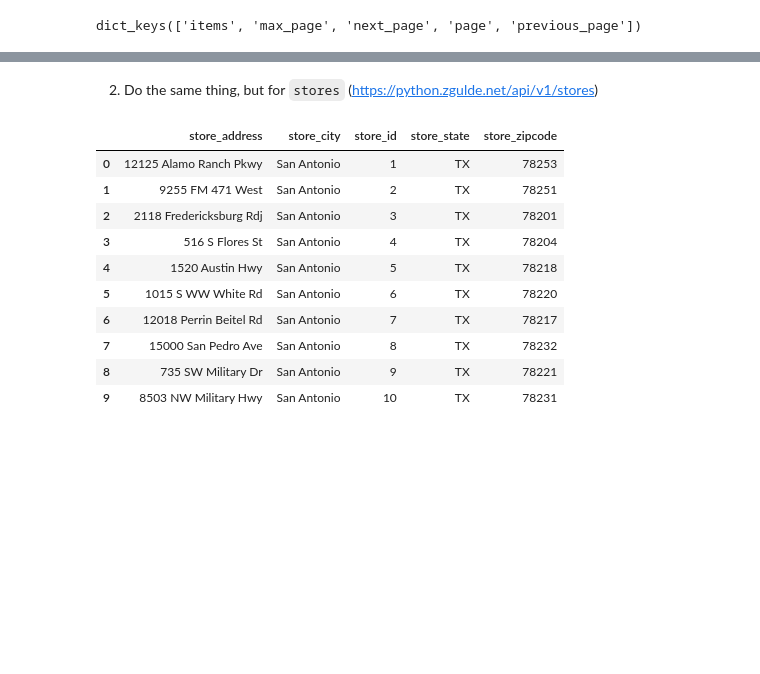
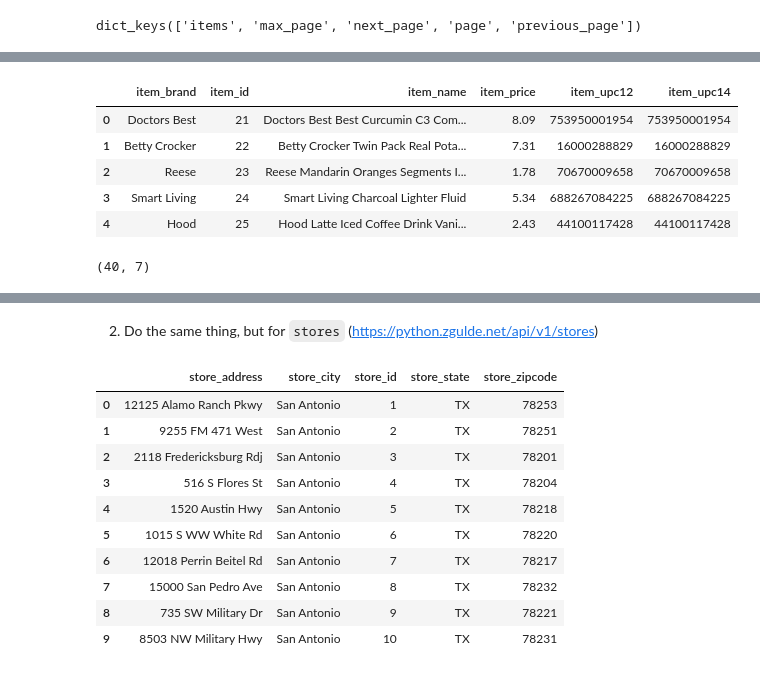
Before and after one commit to Chenchen070/time_series, a Jupyter notebook: acquire_exercises.ipynb, the cells around one changed output, grey strips where cells are left out. Saved outputs shown, nothing was run; the diff lists cells and outputs as text; code cells hidden in the pictures; blank space fills up the shorter version.

```diff
--- a/acquire_exercises.ipynb
+++ b/acquire_exercises.ipynb
@@ -10,5 +10,4 @@ import requests
 # %%
 url = 'https://python.zgulde.net/api/v1/items'
 response = requests.get(url)
-data = response.json()
-data
+data_items = response.json()
@@ -58,2 +27,24 @@ items
 # %%
-base_url =
+base_url = 'https://python.zgulde.net'
+
+#Make a request for the information on the next page
+response2 = requests.get(base_url + data_items['payload']['next_page'])
+
+#Store the results of the request in a new dataframe
+data2 = response2.json()
+
+items2 = pd.DataFrame(data2['payload']['items'])
+items2.head()
+# %% [output]
+|  | item_brand | item_id | item_name | item_price | item_upc12 | item_upc14 |
+| 0 | Doctors Best | 21 | Doctors Best Best Curcumin C3 Com... | 8.09 | 753950001954 | 753950001954 |
+| 1 | Betty Crocker | 22 | Betty Crocker Twin Pack Real Pota... | 7.31 | 16000288829 | 16000288829 |
+| 2 | Reese | 23 | Reese Mandarin Oranges Segments I... | 1.78 | 70670009658 | 70670009658 |
+| 3 | Smart Living | 24 | Smart Living Charcoal Lighter Fluid | 5.34 | 688267084225 | 688267084225 |
+| 4 | Hood | 25 | Hood Latte Iced Coffee Drink Vani... | 2.43 | 44100117428 | 44100117428 |
+# %%
+#Add the results of my new request to the original dataframe
+items = pd.concat([items, items2]).reset_index()
+items.shape
+# %% [output]
+(40, 7)
```
Also changed, not shown: parts of 30 cells of this notebook.
